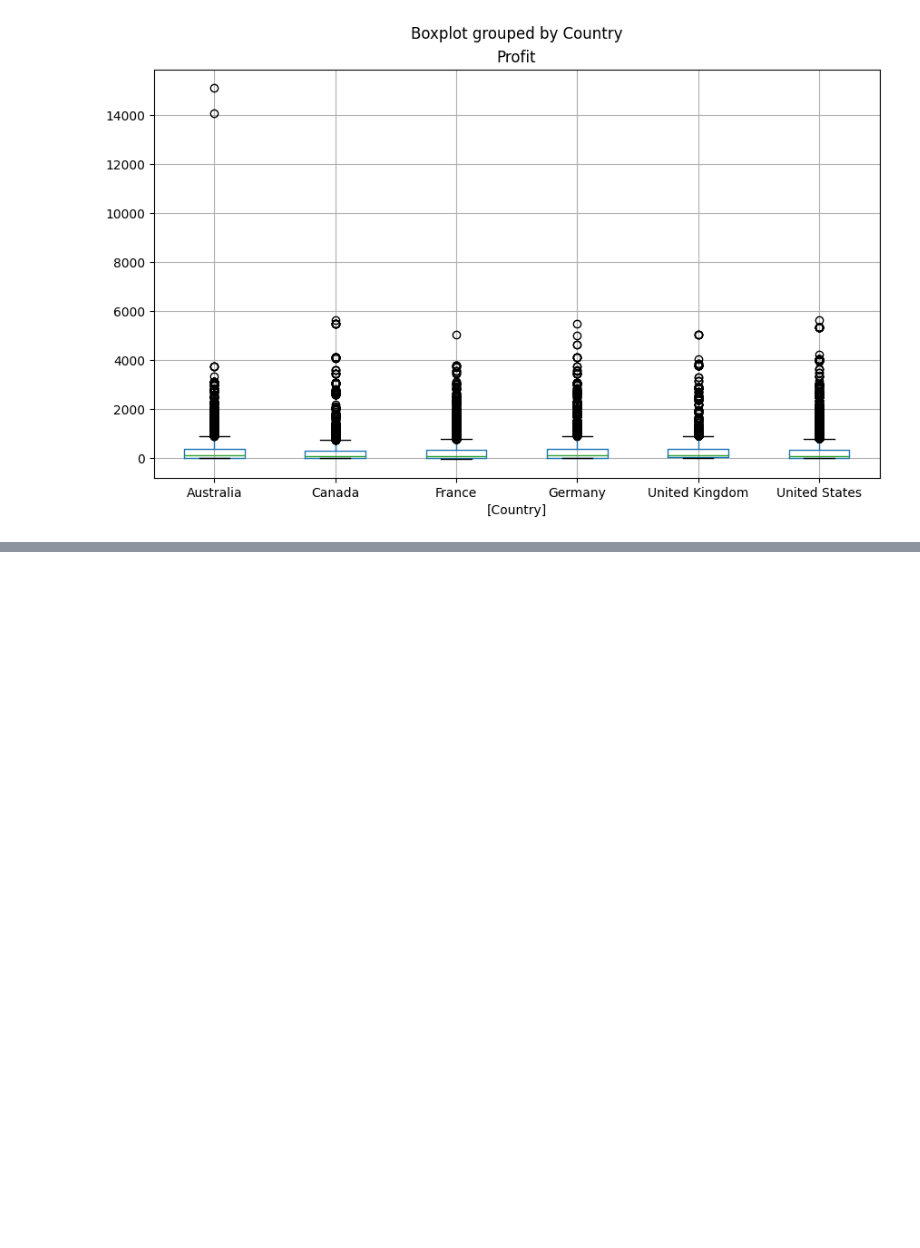
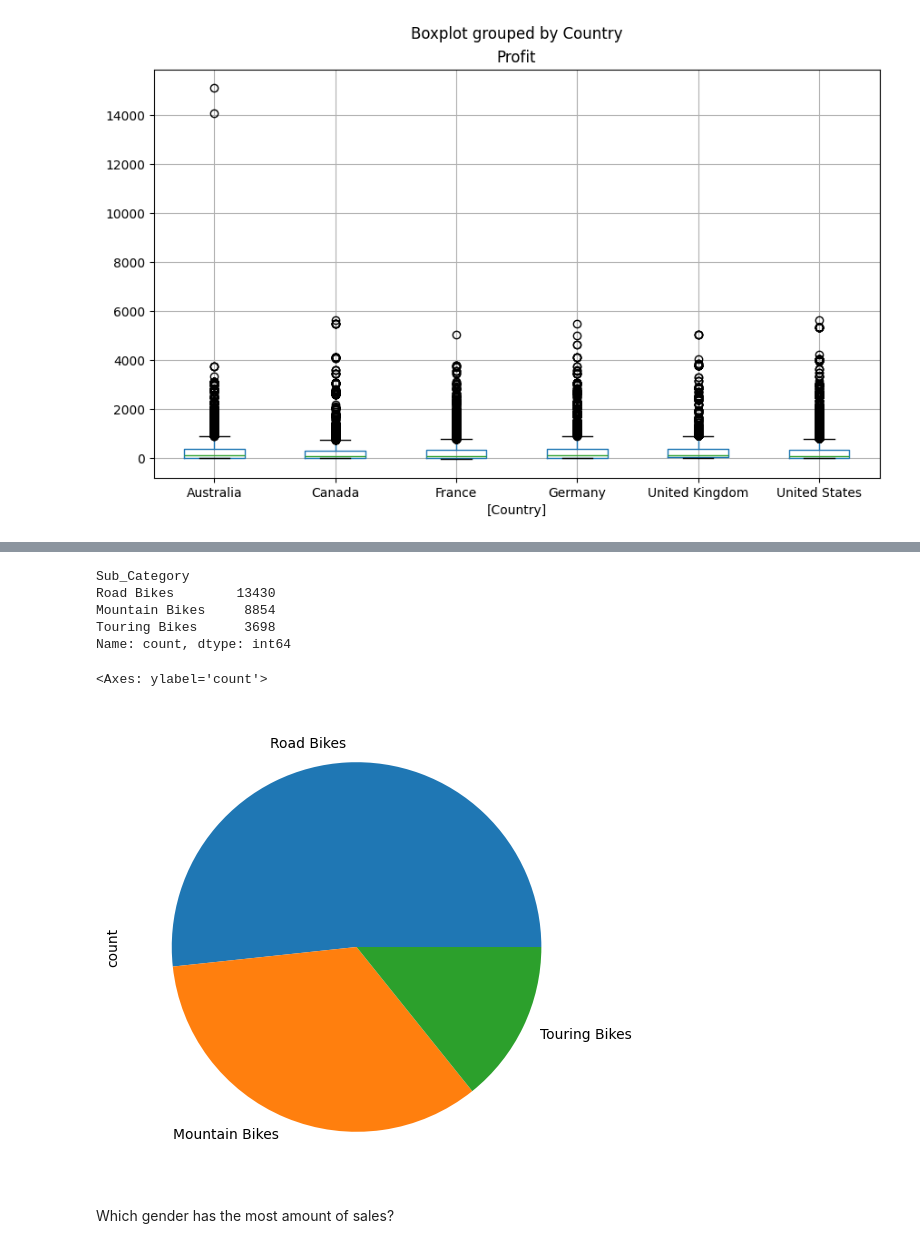
Before and after one commit to inghirvanajg7/analisis_venta, a Jupyter notebook: nuevo_analisis.ipynb, the cells around one changed output, grey strips where cells are left out. Cells and saved outputs as stored; diff of their text form; code cells hidden in the pictures; blank space fills up the shorter version.

```diff
--- a/nuevo_analisis.ipynb
+++ b/nuevo_analisis.ipynb
@@ -282,0 +428,16 @@ sales[['Profit', 'Country']].boxplot(by='Country', figsize=(10,6))
+# %%
+bikes = sales.loc[sales['Product_Category'] == 'Bikes', 'Sub_Category'].value_counts()
+bikes
+# %% [output]
+Sub_Category
+Road Bikes        13430
+Mountain Bikes     8854
+Touring Bikes      3698
+Name: count, dtype: int64
+# %%
+bikes.plot(kind='pie', figsize=(14,6))
+# %% [output]
+<Axes: ylabel='count'>
+[figure, added]
+# %% [markdown]
+Which gender has the most amount of sales?
```
Also changed, not shown: parts of 41 cells of this notebook.
